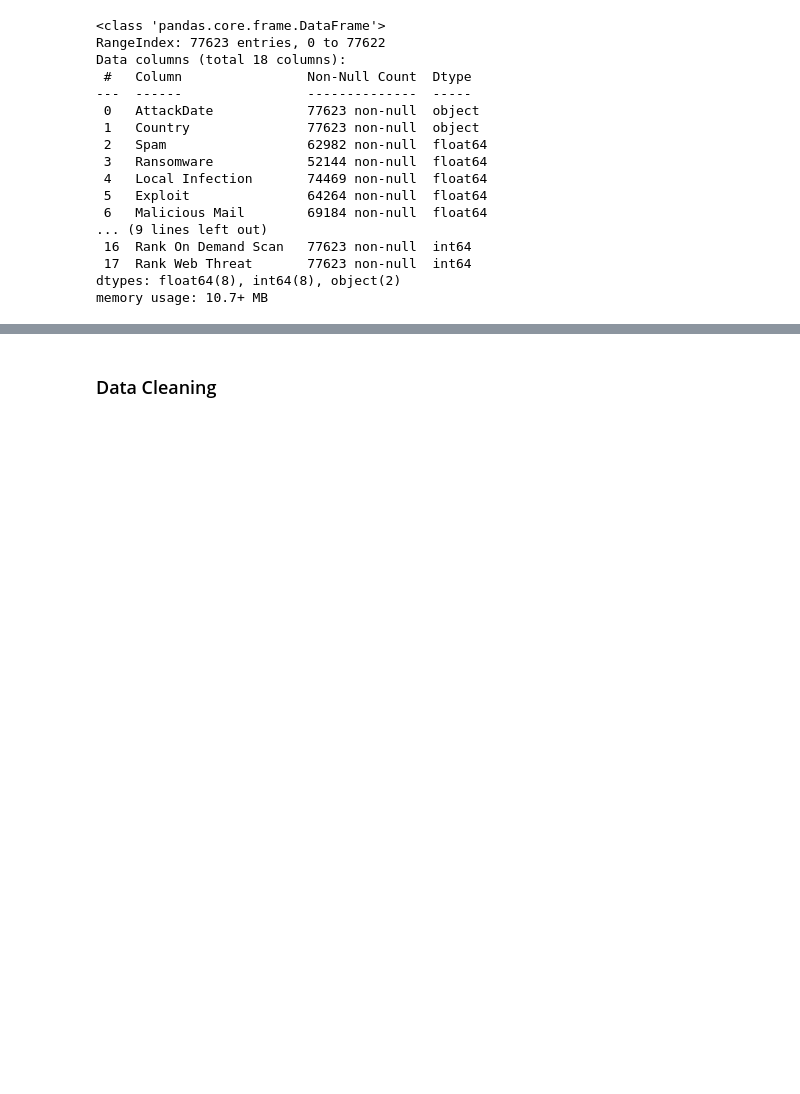
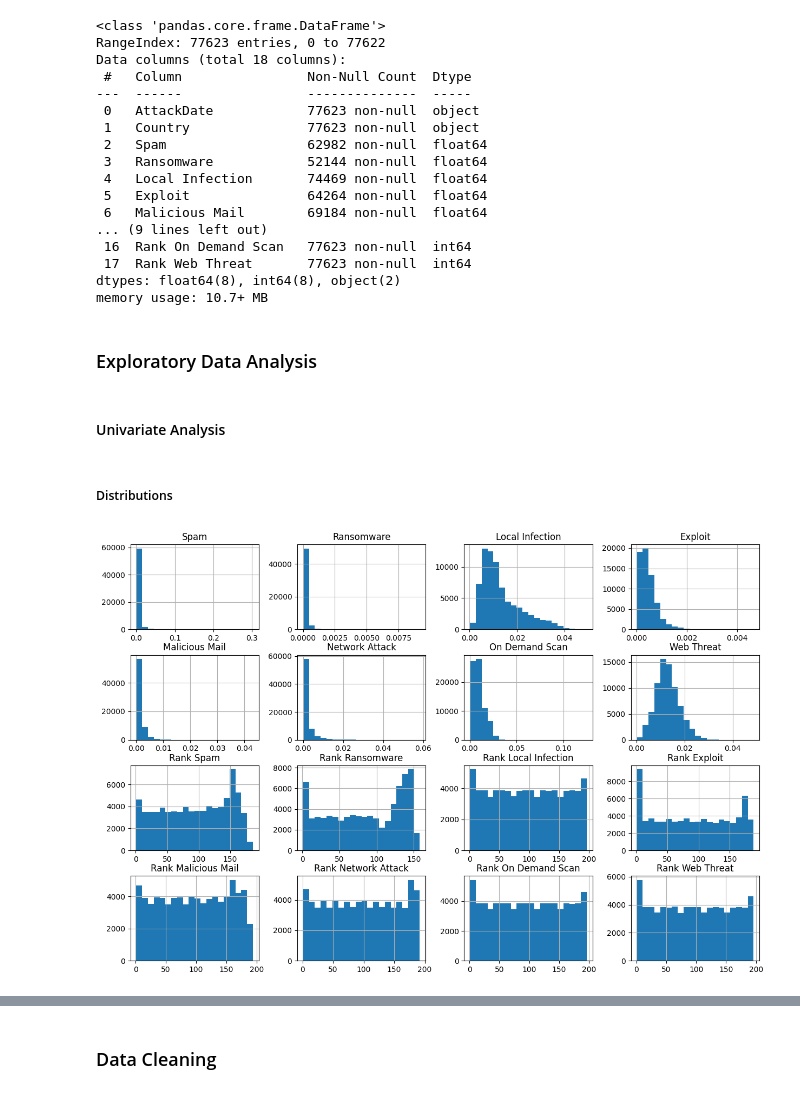
Before and after one commit to theobringino/ds-ai-ml-projects, a Jupyter notebook: projects/global_cyber_threat_landscape/global_cyber_threat_landscape_lr.ipynb, the cells around one changed output, grey strips where cells are left out. Drawn from its saved outputs; the diff is of its cells as text; code cells hidden in the pictures; blank space fills up the shorter version.

Commit message:
partial eda completion, to decide on correlation later after assessment, pending pairplot and scatterplot

```diff
--- a/projects/global_cyber_threat_landscape/global_cyber_threat_landscape_lr.ipynb
+++ b/projects/global_cyber_threat_landscape/global_cyber_threat_landscape_lr.ipynb
@@ -242,3 +252,15 @@ Data columns (total 18 columns):
  17  Rank Web Threat       77623 non-null  int64
 dtypes: float64(8), int64(8), object(2)
 memory usage: 10.7+ MB
+# %% [markdown]
+### Exploratory Data Analysis
+# %% [markdown]
+#### Univariate Analysis
+# %% [markdown]
+##### Distributions
+# %%
+# Show the distributions of each feature
+df.hist(bins = 20, figsize = (15,10))
+plt.show()
+# %% [output]
+[figure, added]
```
Also changed, not shown: parts of 15 cells of this notebook.
